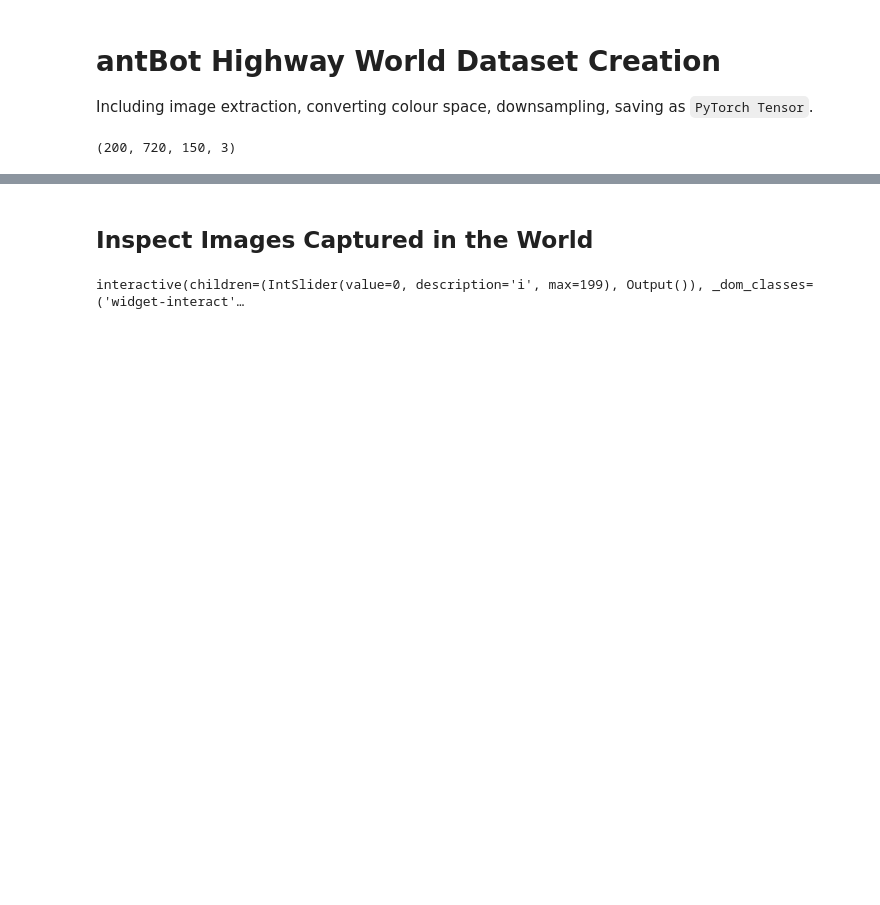
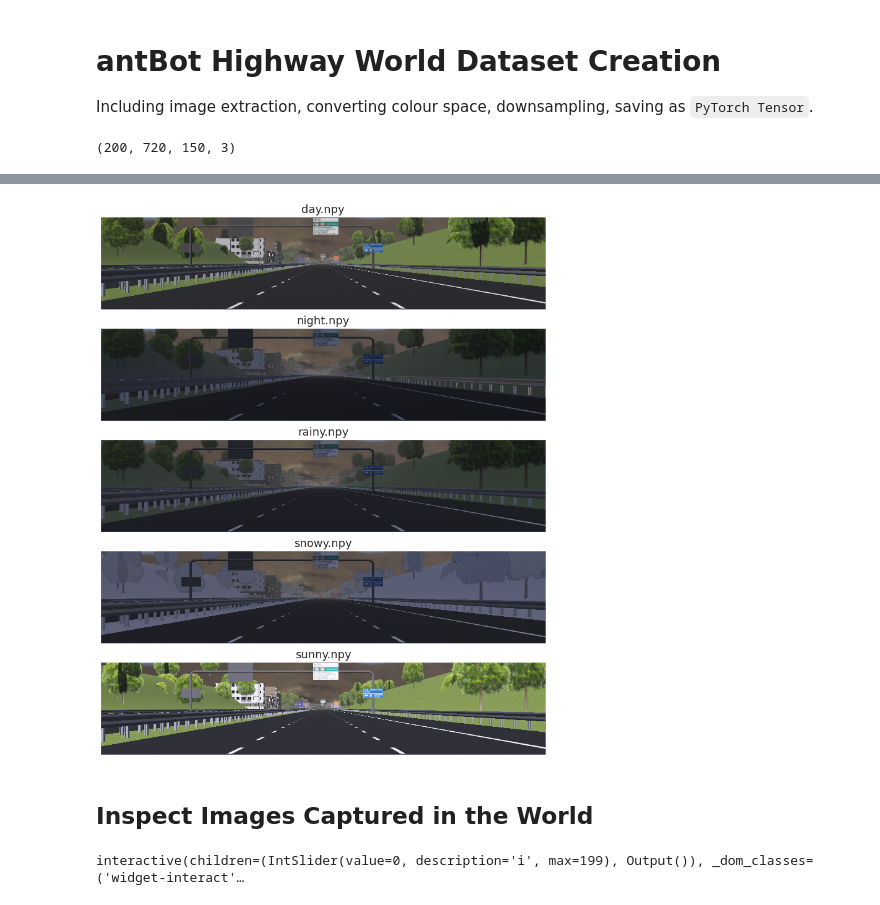
Before and after one commit to anilozdemir/AntBots, a Jupyter notebook: Webots/Highway/notebooks/dataset-creation.ipynb, the cells around one changed output, grey strips where cells are left out. Drawn from its saved outputs; the diff is of its cells as text; code cells hidden in the pictures; blank space fills up the shorter version.

```diff
--- a/Webots/Highway/notebooks/dataset-creation.ipynb
+++ b/Webots/Highway/notebooks/dataset-creation.ipynb
@@ -27,3 +33,17 @@ print(Images.shape)
+# %%
+# Get all datasets
+# ImgList = ["dawn_cloudy_empty.npy","dusk.npy","mountains.npy","noon_cloudy_countryside.npy","noon_sunny_empty.npy","noon_stormy_empty.npy","stadium.npy","twilight_cloudy_empty.npy"]
+ImgList = ["day.npy", "night.npy", "rainy.npy", "snowy.npy", "sunny.npy"]
+ImagesL = [np.load('../data/2000-10/'+img) for img in ImgList]
+# %%
+fig, axs = P.subplots(len(ImgList),1,figsize=(16,16))
+for i, ax in enumerate(axs):
+    ax.imshow(np.moveaxis(ImagesL[i][12],0,1))
+    ax.xaxis.set_visible(False)
+    ax.yaxis.set_visible(False)
+    ax.set_title(ImgList[i])
+# %% [output]
+[figure, added]
 # %% [markdown]
 ## Inspect Images Captured in the World
 # %%
```
Also changed, not shown: parts of 1 cell of this notebook, 11 other files.
